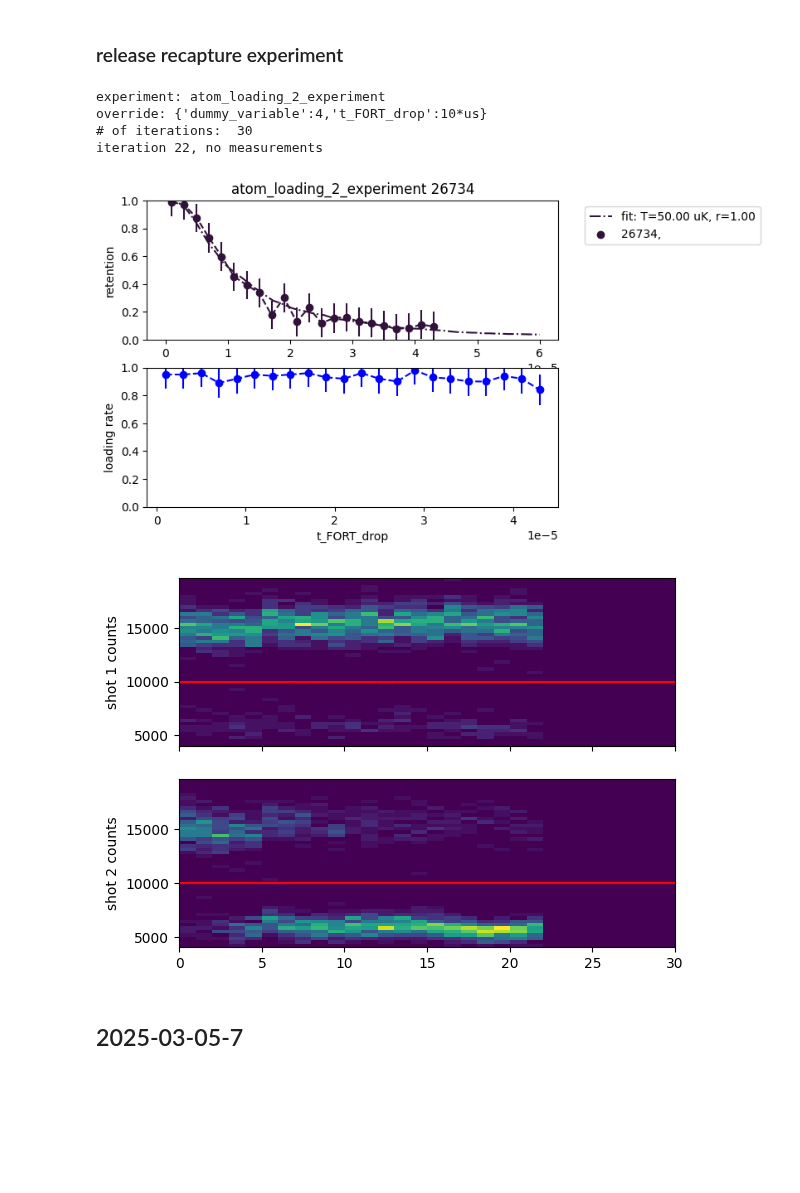
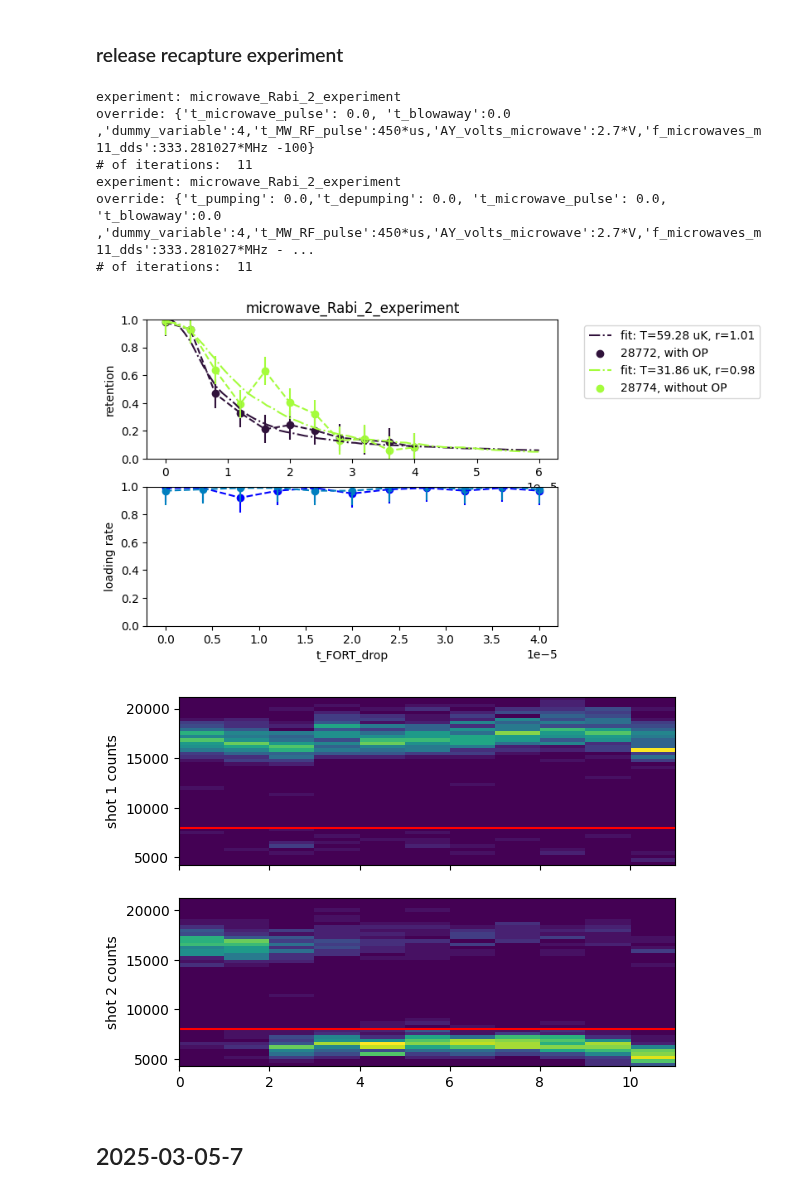
Before and after one commit to QuantumQuadrate/qn_artiq_routines, a Jupyter notebook: Analysis/Single atom analysis/atom_temperature.ipynb, the cells around one changed output. Cells and saved outputs as stored; diff of their text form; code cells hidden in the pictures; blank space fills up the shorter version.

```diff
--- a/Analysis/Single atom analysis/atom_temperature.ipynb
+++ b/Analysis/Single atom analysis/atom_temperature.ipynb
@@ -22,7 +22,7 @@ from fitting.run_modeling import get_release_recap_fit_result, release_recap_ret
 # %% [markdown]
 ## 2025
 # %%
-fnames = get_files_by_criteria(date_filters=["2025-06-04"], # only find files from these dates. to include all dates in the 20s, do 2024-05-2
+fnames = get_files_by_criteria(date_filters=["2025-07-21"], # only find files from these dates. to include all dates in the 20s, do 2024-05-2
                                name_filters=["GeneralVariable"], # only find files containing all these strings
                                condition=lambda filename: True, # use this to filter by experiment parameters, like this: lambda filename: np.bool_(h5py.File(filename)['datasets']['set_current_coil_volts_at_finish'])
                                start_dir=results,
@@ -82,8 +79,8 @@ reload the file and run the analysis again.
 
 ### the file(s) to analyze:
 file_indices = {
-    2:''
-    # 15: ''
+    0:'with OP',
+    2: 'without OP',
     # 39:'',
 }
 
@@ -96,7 +93,7 @@ merge_data = False # if True, the datasets will be combined, and if fit=True, th
 fit = False
 fit_data = True
 
-trap_params = {'Tdepth': 0.6e-3, 'wx': 0.8e-6, 'lmda': 8.52e-7}
+trap_params = {'Tdepth': 0.4e-3, 'wx': 0.8e-6, 'lmda': 8.52e-7}
 temp_guess_uK = 50e-6
 baseline_retention_guess = 1
 
@@ -270,39 +267,41 @@ if merge_data:
         hi_res_x_xform = np.linspace(xsteps_xform(scan_sequence1)[0], xsteps_xform(scan_sequence1)[-1], 10*len(scan_sequence1))
         fit_str = "".join([f'{p}={v:.4f}, ' for p,v in zip(fit_dict[scan_variable1_name]['params'], popt)])[:-2]
         print(fit_str)
         ax_ret.plot(hi_res_x_xform, fit_dict[scan_variable1_name]['model'](hi_res_x, *popt),linestyle='--',color='violet', label=fit_str)
         ax_ret.legend()
     else:
         ax_ret.plot(xsteps_xform(scan_sequence1), retention,linestyle='--',color='violet')
 
 
 if not compare or len(file_indices)==1:
     ax_ret.set_title(experiment_function+' '+str(rid))
 elif merge_data:
     ax_ret.set_title(experiment_function+' '+ rid_str[:-2])
 else:
     ax_ret.set_title(experiment_function)
 
 if showhist:
     fig,axes = plt.subplots(nrows=2,sharex=True)
     ax,ax2 = axes
     cax=ax.imshow(np.array(first_shot_hists[0]).transpose(),origin='lower',extent=[0,iterations,histMin,histMax])
     ax.set_ylabel("shot 1 counts")
     ax.axhline(cutoff1/t_SPCM_first_shot,color='red')
     ax.set_aspect('auto')
     cax2=ax2.imshow(np.array(second_shot_hists[0]).transpose(),origin='lower',extent=[0,iterations,histMin,histMax])
     ax2.set_ylabel("shot 2 counts")
 
     ax2.axhline(cutoff2/t_SPCM_first_shot,color='red')
     ax2.set_aspect('auto')
 plt.show()
 # %% [output]
-experiment: atom_loading_2_experiment
-override: {'dummy_variable':4,'t_FORT_drop':10*us}
-# of iterations:  30
-iteration 22, no measurements
+experiment: microwave_Rabi_2_experiment
+override: {'t_microwave_pulse': 0.0, 't_blowaway':0.0 ,'dummy_variable':4,'t_MW_RF_pulse':450*us,'AY_volts_microwave':2.7*V,'f_microwaves_m11_dds':333.281027*MHz -100}
+# of iterations:  11
+experiment: microwave_Rabi_2_experiment
+override: {'t_pumping': 0.0,'t_depumping': 0.0, 't_microwave_pulse': 0.0, 't_blowaway':0.0 ,'dummy_variable':4,'t_MW_RF_pulse':450*us,'AY_volts_microwave':2.7*V,'f_microwaves_m11_dds':333.281027*MHz - ...
+# of iterations:  11
-[figure, old version]
+[figure, new version]
-[figure, old version]
+[figure, new version]
 # %% [markdown]
 ## 2025-03-05-7
 # %%
```
Also changed, not shown: parts of 1 cell of this notebook, 4 other files.
